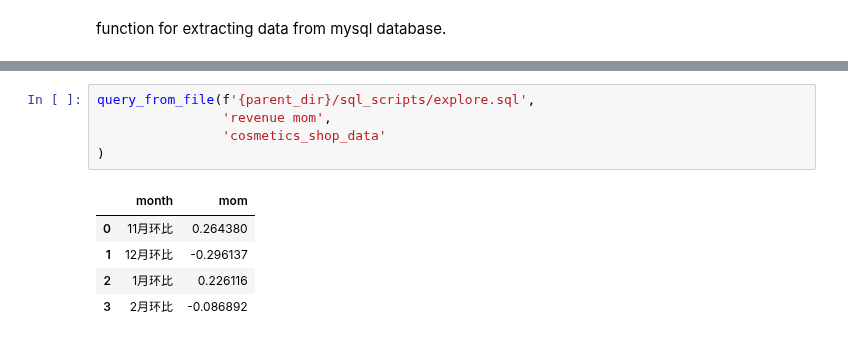
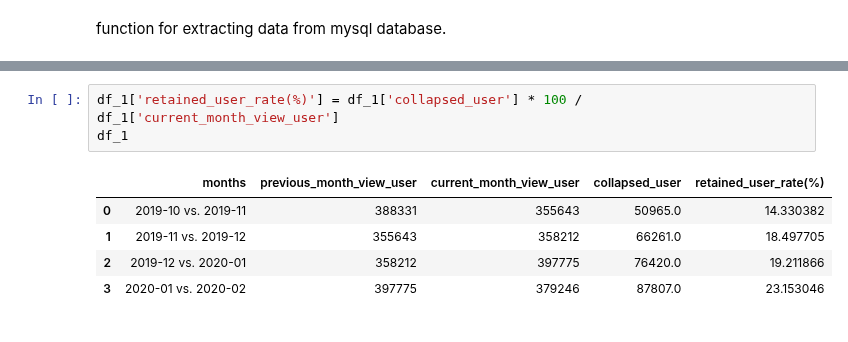
Before and after one commit to yuu1zhou/Online-cosmetics-shop-user-behavior-analysis, a Jupyter notebook: python_scripts/sql_query_in_py.ipynb, the cells around one changed output, grey strips where cells are left out. Cells and saved outputs as stored; diff of their text form.

```diff
--- a/python_scripts/sql_query_in_py.ipynb
+++ b/python_scripts/sql_query_in_py.ipynb
@@ -144,11 +204,9 @@ combined_fig.update_layout(template = 'plotly_white', height = 800, width = 1200
-# %%
-query_from_file(f'{parent_dir}/sql_scripts/explore.sql',
-                'revenue mom',
-                'cosmetics_shop_data'
-)
-# %% [output]
-|  | month | mom |
-| 0 | 11月环比 | 0.264380 |
-| 1 | 12月环比 | -0.296137 |
-| 2 | 1月环比 | 0.226116 |
-| 3 | 2月环比 | -0.086892 |
+# %%
+df_1['retained_user_rate(%)'] = df_1['collapsed_user'] * 100 /  df_1['current_month_view_user']
+df_1
+# %% [output]
+|  | months | previous_month_view_user | current_month_view_user | collapsed_user | retained_user_rate(%) |
+| 0 | 2019-10 vs. 2019-11 | 388331 | 355643 | 50965.0 | 14.330382 |
+| 1 | 2019-11 vs. 2019-12 | 355643 | 358212 | 66261.0 | 18.497705 |
+| 2 | 2019-12 vs. 2020-01 | 358212 | 397775 | 76420.0 | 19.211866 |
+| 3 | 2020-01 vs. 2020-02 | 397775 | 379246 | 87807.0 | 23.153046 |
```
Also changed, not shown: parts of 20 cells of this notebook, 1 other file.
